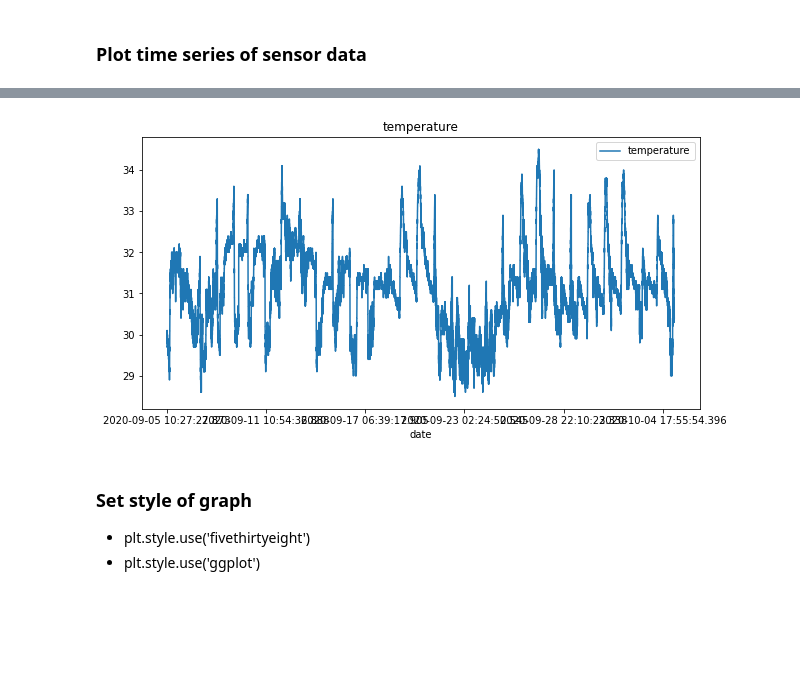
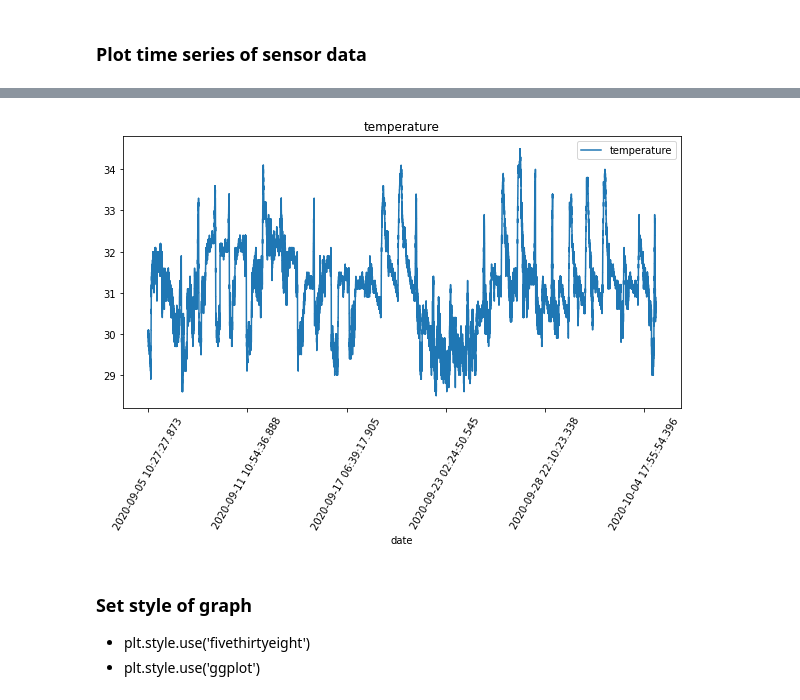
Before and after one commit to DoyulPark/pdm08, a Jupyter notebook: py-pandas/pandas_6_iot_nano33.ipynb, the cells around one changed output, grey strips where cells are left out. Drawn from its saved outputs; the diff is of its cells as text; code cells hidden in the pictures; blank space fills up the shorter version.

```diff
--- a/py-pandas/pandas_6_iot_nano33.ipynb
+++ b/py-pandas/pandas_6_iot_nano33.ipynb
@@ -262,9 +272,9 @@ plt.show()
 # %%
-# 한달 동안의 온도 변화 그래프
 iot_data.plot(x='date', y='temperature', figsize=(10,5), title='temperature')
+plt.xticks(rotation=60) # 60도 각도로 x값이 나타남
 plt.show()
 # %% [output]
-[figure, old version]
+[figure, new version]
 # %% [markdown]
 ### Set style of graph
 - plt.style.use('fivethirtyeight')
```
Also changed, not shown: parts of 68 cells of this notebook.
